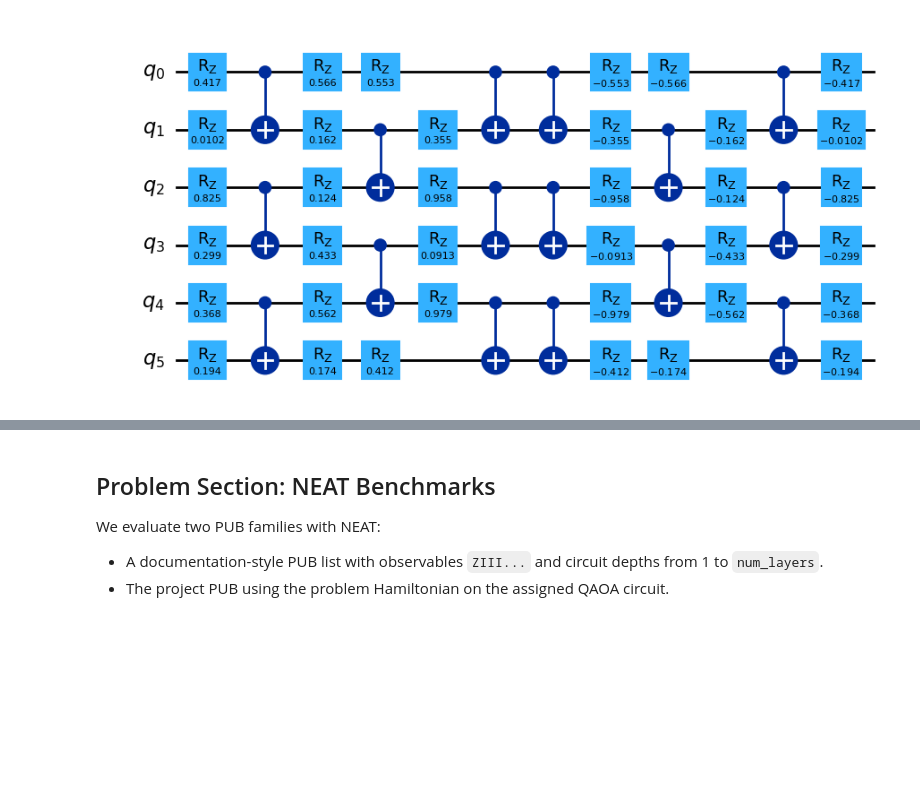
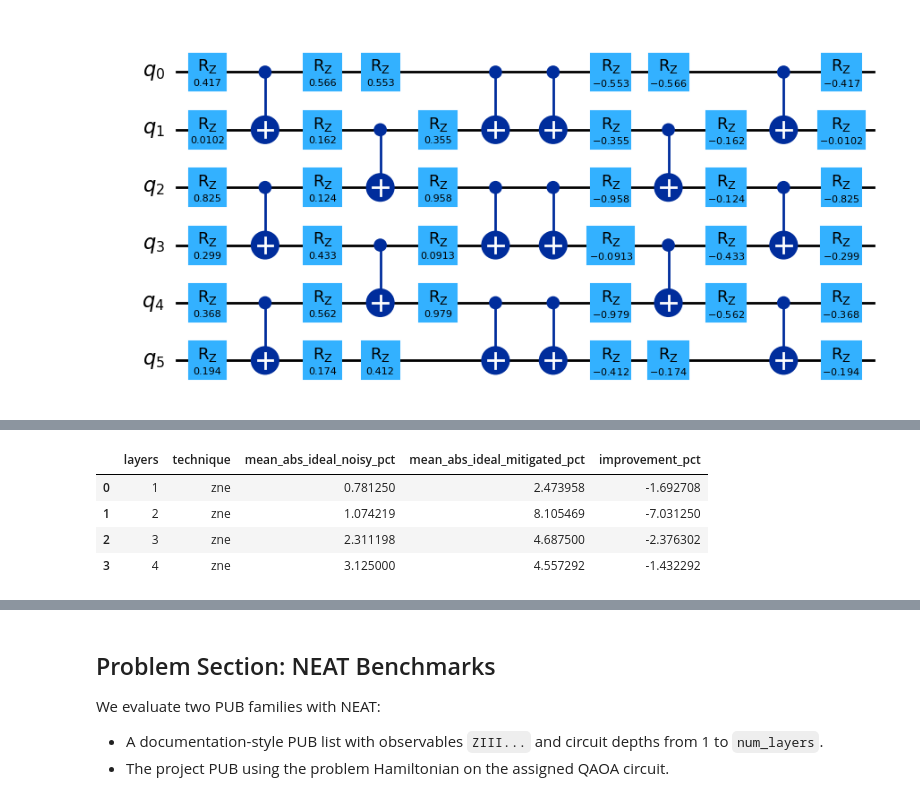
Before and after one commit to GibboSan/easy-q, a Jupyter notebook: quantum_optimization/playground.ipynb, the cells around one changed output, grey strips where cells are left out. Saved outputs shown, nothing was run; the diff lists cells and outputs as text; code cells hidden in the pictures; blank space fills up the shorter version.

```diff
--- a/quantum_optimization/playground.ipynb
+++ b/quantum_optimization/playground.ipynb
@@ -524,0 +339,88 @@ display(combo_df.sort_values('abs_error_to_ideal'))
+# %%
+import importlib
+import mneat as mneat_module
+
+importlib.reload(mneat_module)
+mneat_bench = mneat_module.MNeat(backend=backend, noise_model=neat.noise_model)
+
+def mean_abs_error_percent(res_a, res_b) -> float:
+    vals = np.abs(np.asarray(res_a.vals, dtype=float) - np.asarray(res_b.vals, dtype=float))
+    return float(np.mean(vals) * 100.0)
+
+# Fast defaults for interactive work.
+max_layers_for_benchmark = 4
+enable_rem = False
+enable_pec = False
+enable_cdr = False
+
+subset_pubs = toy_clifford_pubs[:max_layers_for_benchmark]
+subset_ideal = toy_neat_ideal[:max_layers_for_benchmark]
+subset_noisy = toy_neat_noisy[:max_layers_for_benchmark]
+
+technique_runs = [
+    ('zne', mneat_bench.zne_mit_noisy_sim, {
+        'scale_noise': zne.scaling.fold_global,
+        'factory': RichardsonFactory([1.0, 1.5, 2.0]),
+    }),
+]
+if enable_rem:
+    technique_runs.append(('rem', mneat_bench.rem_mit_noisy_sim, {}))
+if enable_pec:
+    technique_runs.append((
+        'pec',
+        mneat_bench.pec_mit_noisy_sim,
+        {'noise_level': 0.01, 'num_samples': 16},
+    ))
+if enable_cdr:
+    technique_runs.append((
+        'cdr',
+        mneat_bench.cdr_mit_noisy_sim,
+        {'num_training_circuits': 8, 'fraction_non_clifford': 0.10},
+    ))
+
+technique_results = {}
+for name, runner, kwargs in technique_runs:
+    try:
+        technique_results[name] = runner(
+            subset_pubs,
+            cliffordize=False,
+            seed_simulator=seed,
+            precision=0.0,
+            **kwargs,
+        )
+        print(f'[ok] {name}')
+    except Exception as exc:
+        technique_results[name] = None
+        print(f'[failed] {name}: {exc}')
+
+rows = []
+for layer_idx, (ideal_res, noisy_res) in enumerate(zip(subset_ideal, subset_noisy), start=1):
+    base_err = mean_abs_error_percent(ideal_res, noisy_res)
+    for name, _, _ in technique_runs:
+        mit_res_all = technique_results[name]
+        mit_err = np.nan
+        if mit_res_all is not None:
+            mit_err = mean_abs_error_percent(ideal_res, mit_res_all[layer_idx - 1])
+        rows.append({
+            'layers': layer_idx,
+            'technique': name,
+            'mean_abs_ideal_noisy_pct': base_err,
+            'mean_abs_ideal_mitigated_pct': mit_err,
+            'improvement_pct': base_err - mit_err if np.isfinite(mit_err) else np.nan,
+        })
+
+toy_mneat_all_df = pd.DataFrame(rows)
+display(toy_mneat_all_df.sort_values(['layers', 'improvement_pct'], ascending=[True, False]))
+
+summary_df = (
+    toy_mneat_all_df.groupby('technique', as_index=False)
+    .agg(
+        mean_noisy_error_pct=('mean_abs_ideal_noisy_pct', 'mean'),
+        mean_mitigated_error_pct=('mean_abs_ideal_mitigated_pct', 'mean'),
+        mean_improvement_pct=('improvement_pct', 'mean'),
+    )
+    .sort_values('mean_improvement_pct', ascending=False)
+    .reset_index(drop=True)
+)
+display(summary_df)
+# %% [output]
@@ -524,0 +428,5 @@ display(combo_df.sort_values('abs_error_to_ideal'))
+|  | layers | technique | mean_abs_ideal_noisy_pct | mean_abs_ideal_mitigated_pct | improvement_pct |
+| 0 | 1 | zne | 0.781250 | 2.473958 | -1.692708 |
+| 1 | 2 | zne | 1.074219 | 8.105469 | -7.031250 |
+| 2 | 3 | zne | 2.311198 | 4.687500 | -2.376302 |
+| 3 | 4 | zne | 3.125000 | 4.557292 | -1.432292 |
```
Also changed, not shown: parts of 19 cells of this notebook, 1 other file.
